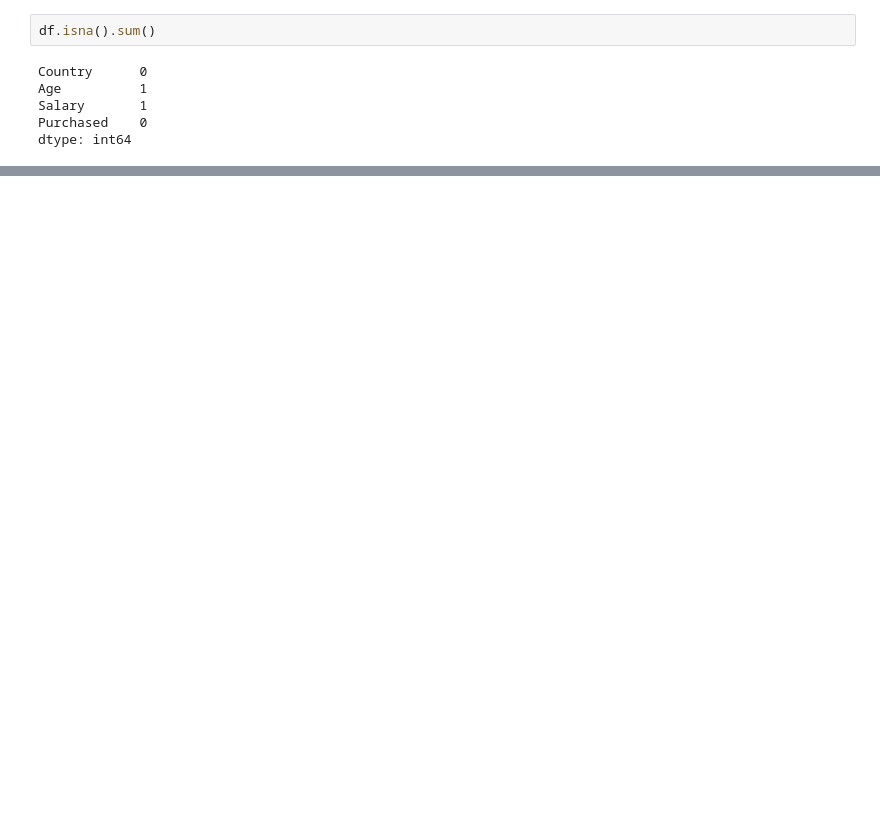
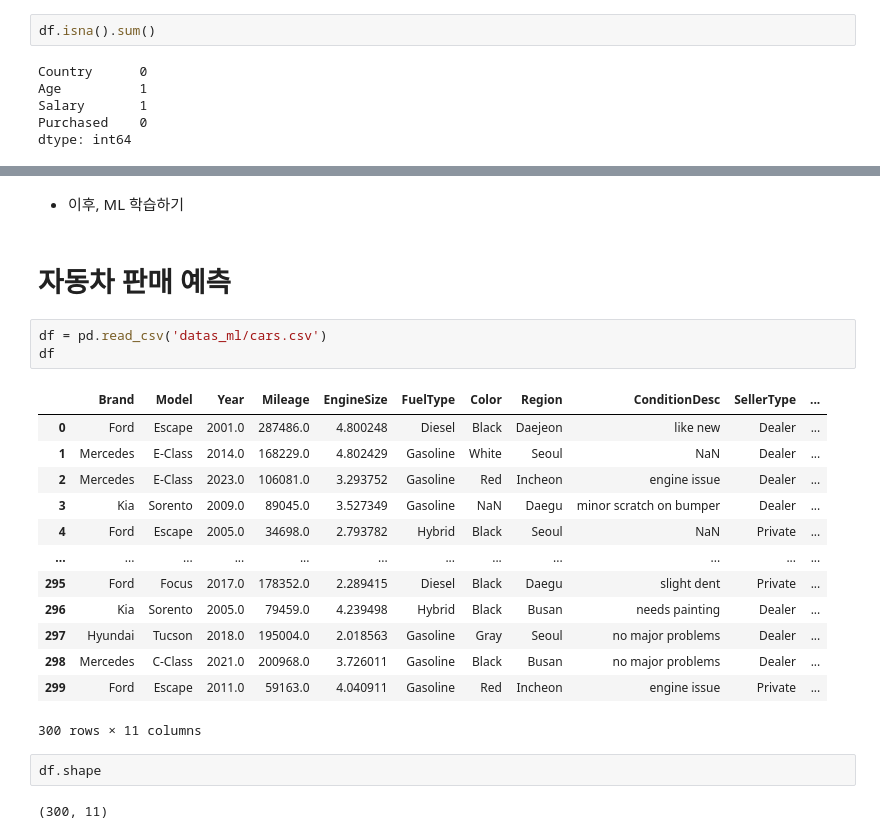
Before and after one commit to happymaker1024/kpmg7th_ml_ex, a Jupyter notebook: 1-1[기본-전처리]ML_data_preprocessing.ipynb, the cells around one changed output, grey strips where cells are left out. Drawn from its saved outputs; the diff is of its cells as text; blank space fills up the shorter version.

```diff
--- a/1-1[기본-전처리]ML_data_preprocessing.ipynb
+++ b/1-1[기본-전처리]ML_data_preprocessing.ipynb
@@ -279,0 +454,25 @@ ct = ColumnTransformer( [('encoder', OneHotEncoder(), [0])] )
+# %% [markdown]
+- 이후, ML 학습하기
+# %% [markdown]
+# 자동차 판매 예측
+# %%
+df = pd.read_csv('datas_ml/cars.csv')
+df
+# %% [output]
+|  | Brand | Model | Year | Mileage | EngineSize | FuelType | Color | Region | ConditionDesc | SellerType | ... |
+| 0 | Ford | Escape | 2001.0 | 287486.0 | 4.800248 | Diesel | Black | Daejeon | like new | Dealer | ... |
+| 1 | Mercedes | E-Class | 2014.0 | 168229.0 | 4.802429 | Gasoline | White | Seoul | NaN | Dealer | ... |
+| 2 | Mercedes | E-Class | 2023.0 | 106081.0 | 3.293752 | Gasoline | Red | Incheon | engine issue | Dealer | ... |
+| 3 | Kia | Sorento | 2009.0 | 89045.0 | 3.527349 | Gasoline | NaN | Daegu | minor scratch on bumper | Dealer | ... |
+| 4 | Ford | Escape | 2005.0 | 34698.0 | 2.793782 | Hybrid | Black | Seoul | NaN | Private | ... |
+| ... | ... | ... | ... | ... | ... | ... | ... | ... | ... | ... | ... |
+| 295 | Ford | Focus | 2017.0 | 178352.0 | 2.289415 | Diesel | Black | Daegu | slight dent | Private | ... |
+| 296 | Kia | Sorento | 2005.0 | 79459.0 | 4.239498 | Hybrid | Black | Busan | needs painting | Dealer | ... |
+| 297 | Hyundai | Tucson | 2018.0 | 195004.0 | 2.018563 | Gasoline | Gray | Seoul | no major problems | Dealer | ... |
+| 298 | Mercedes | C-Class | 2021.0 | 200968.0 | 3.726011 | Gasoline | Black | Busan | no major problems | Dealer | ... |
+| 299 | Ford | Escape | 2011.0 | 59163.0 | 4.040911 | Gasoline | Red | Incheon | engine issue | Private | ... |
+300 rows × 11 columns
+# %%
+df.shape
+# %% [output]
+(300, 11)
```
Also changed, not shown: parts of 145 cells of this notebook, 1 other file.
